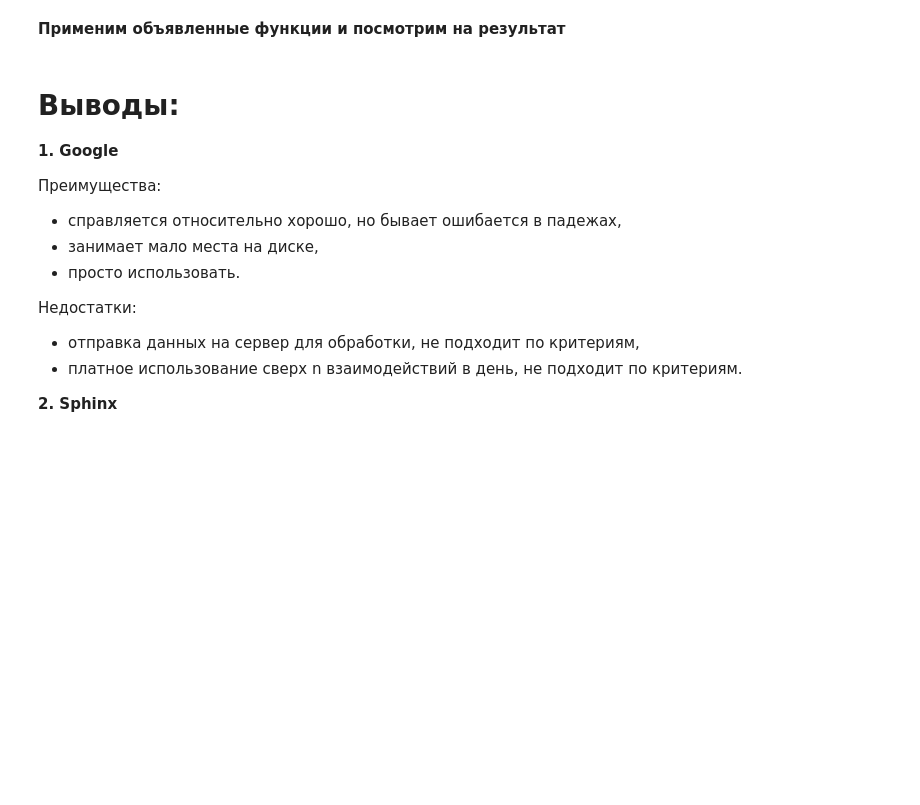
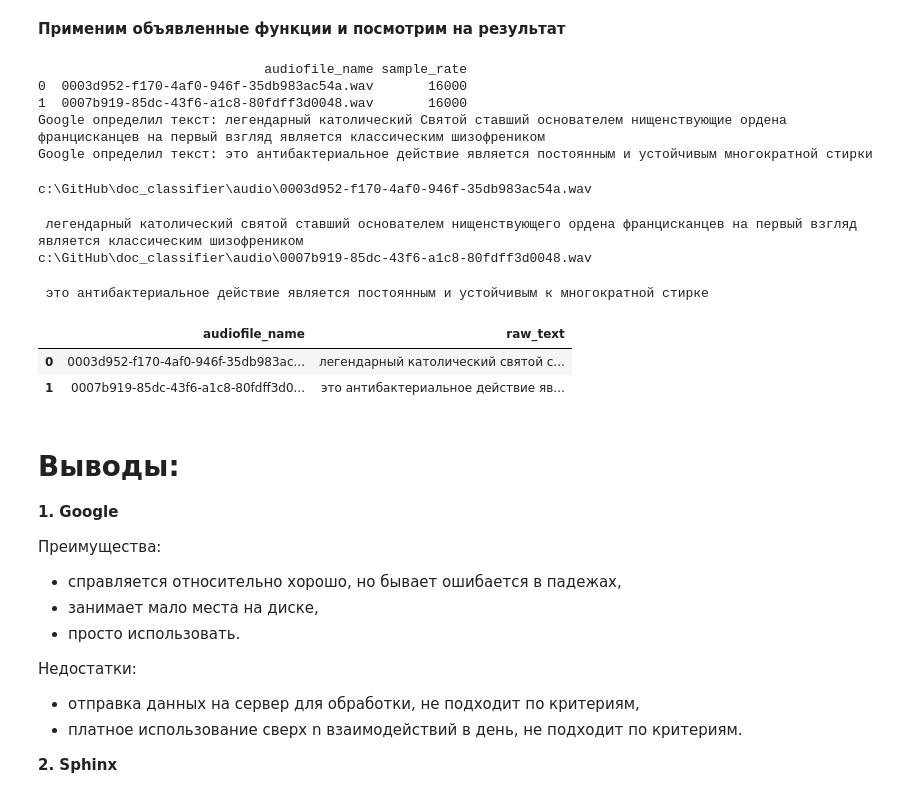
Before and after one commit to hwpy/doc_classifier, a Jupyter notebook: recognize_speech.ipynb, the cells around one changed output. Drawn from its saved outputs; the diff is of its cells as text; code cells hidden in the pictures; blank space fills up the shorter version.

```diff
--- a/recognize_speech.ipynb
+++ b/recognize_speech.ipynb
@@ -178,15 +190,32 @@ def recognize_with_vosk(file_list: list, sample_rate: int = SAMPLE_RATE) -> pd.D
 # %%
 # смотрим sample rates
 df_samplerates = get_files_sample_rate(path_to_audio=PATH_TO_AUDIO)
 print(df_samplerates)
 # транскрипция с помощью speech_recognition
 recognize_with_speech_recognition(PATH_TO_AUDIO)
 # создаем список wav файлов в каталоге audio
 list_of_wavs = create_list_of_wavs(PATH_TO_AUDIO)
 # транскрипция списка с помощью vosk
-df_transcribed = recognize_with_vosk(list_of_wavs, SAMPLE_RATE)
+df_transcribed = pd.DataFrame(columns=['audiofile_name', 'raw_text'])
+for file in tqdm(list_of_wavs):
+    df_transcribed = pd.concat([df_transcribed, recognize_with_vosk(file, SAMPLE_RATE)])
+df_transcribed.reset_index(inplace=True, drop=True)
+display(df_transcribed)
 # выгружаем результат
 df_transcribed.to_excel(r"excel/transcribed.xlsx")
+# %% [output]
+                             audiofile_name sample_rate
+0  0003d952-f170-4af0-946f-35db983ac54a.wav       16000
+1  0007b919-85dc-43f6-a1c8-80fdff3d0048.wav       16000
+Google определил текст: легендарный католический Святой ставший основателем нищенствующие ордена францисканцев на первый взгляд является классическим шизофреником
+Google определил текст: это антибактериальное действие является постоянным и устойчивым многократной стирки
+c:\GitHub\doc_classifier\audio\0003d952-f170-4af0-946f-35db983ac54a.wav
+ легендарный католический святой ставший основателем нищенствующего ордена францисканцев на первый взгляд является классическим шизофреником
+c:\GitHub\doc_classifier\audio\0007b919-85dc-43f6-a1c8-80fdff3d0048.wav
+ это антибактериальное действие является постоянным и устойчивым к многократной стирке
+|  | audiofile_name | raw_text |
+| 0 | 0003d952-f170-4af0-946f-35db983ac... | легендарный католический святой с... |
+| 1 | 0007b919-85dc-43f6-a1c8-80fdff3d0... | это антибактериальное действие яв... |
 # %% [markdown]
 # Выводы:
 **1. Google**
```
Also changed, not shown: parts of 2 cells of this notebook, 5 other files.
